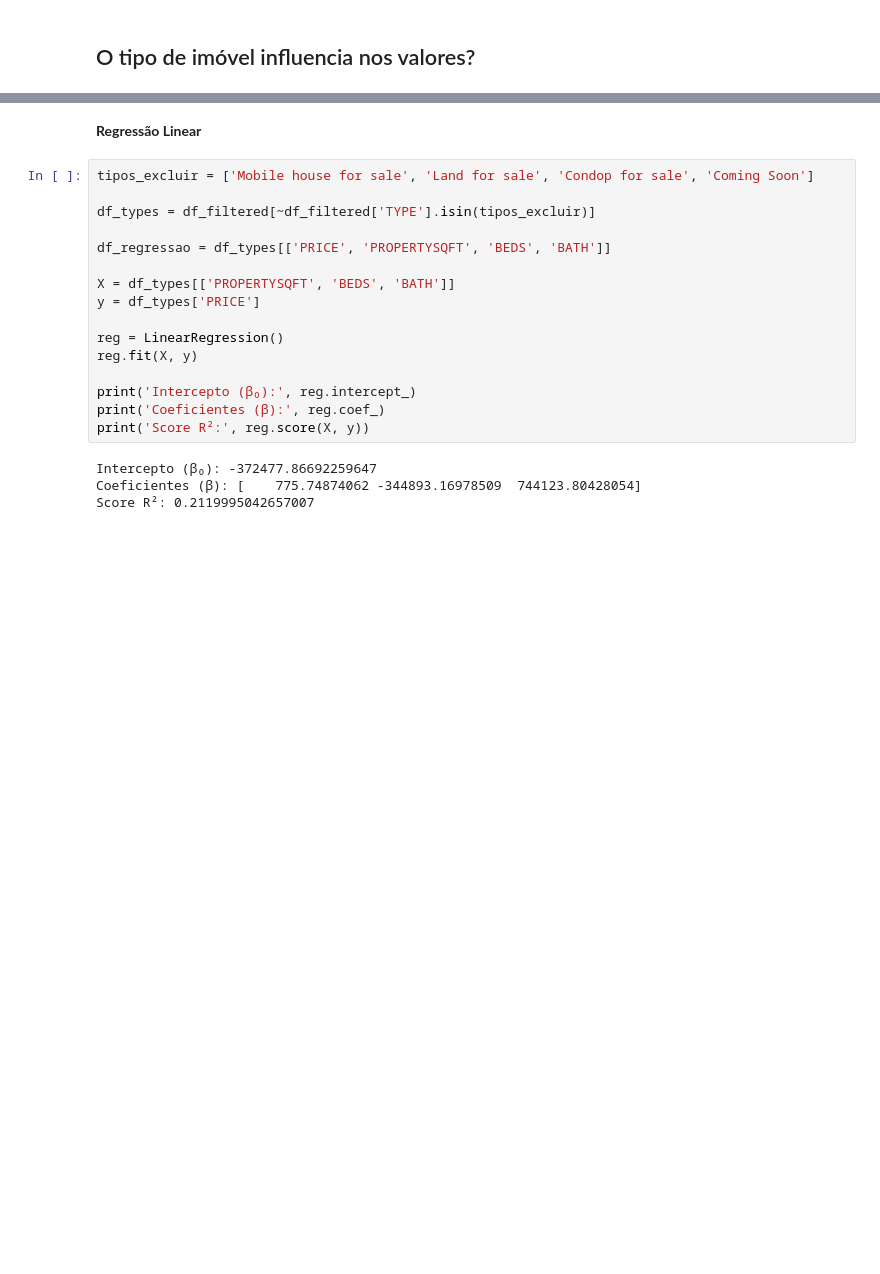
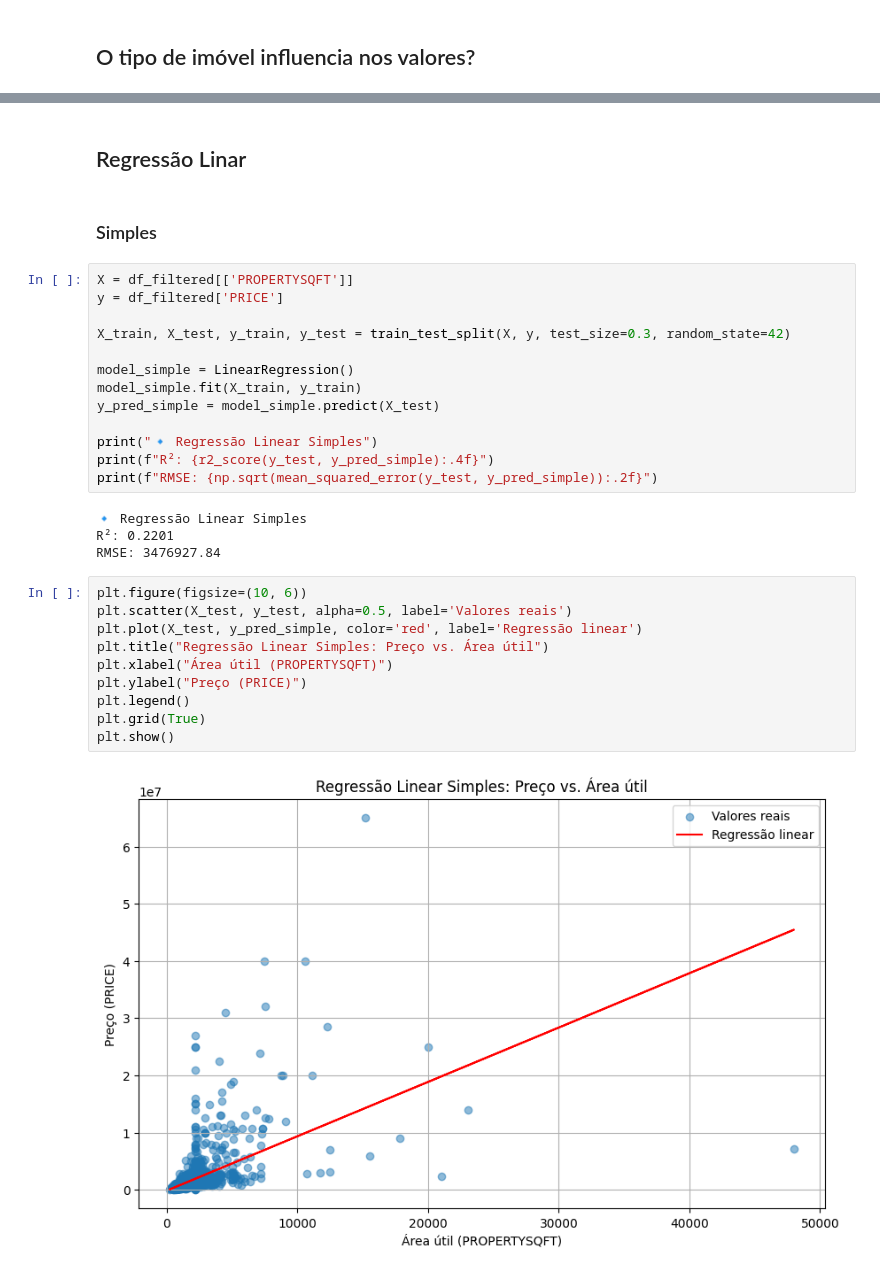
Before and after one commit to RenanYMartins/ADD-Trabalho1, a Jupyter notebook: Mercado_Imobiliário_de_Nova_York.ipynb, the cells around one changed output, grey strips where cells are left out. Saved outputs shown, nothing was run; the diff lists cells and outputs as text; blank space fills up the shorter version.

Commit message:
Implementação de Regressão Linear.

```diff
--- a/Mercado_Imobiliário_de_Nova_York.ipynb
+++ b/Mercado_Imobiliário_de_Nova_York.ipynb
@@ -933,24 +952,35 @@ Os valores por tipo de imóveis apresentam diferenças significativas (rejeita-s
 | 75% | 8.106250e+06 | 2.150000e+06 | 2.812500e+06 |
 | max | 6.500000e+07 | 1.950000e+08 | 6.500000e+06 |
 # %% [markdown]
-**Regressão Linear**
+## Regressão Linar
-# %%
-tipos_excluir = ['Mobile house for sale', 'Land for sale', 'Condop for sale', 'Coming Soon']
-
-df_types = df_filtered[~df_filtered['TYPE'].isin(tipos_excluir)]
-
-df_regressao = df_types[['PRICE', 'PROPERTYSQFT', 'BEDS', 'BATH']]
-
-X = df_types[['PROPERTYSQFT', 'BEDS', 'BATH']]
-y = df_types['PRICE']
-
-reg = LinearRegression()
-reg.fit(X, y)
-
-print('Intercepto (β₀):', reg.intercept_)
-print('Coeficientes (β):', reg.coef_)
-print('Score R²:', reg.score(X, y))
-# %% [output]
-Intercepto (β₀): -372477.86692259647
-Coeficientes (β): [    775.74874062 -344893.16978509  744123.80428054]
-Score R²: 0.2119995042657007
+# %% [markdown]
+### Simples
+# %%
+X = df_filtered[['PROPERTYSQFT']]
+y = df_filtered['PRICE']
+
+X_train, X_test, y_train, y_test = train_test_split(X, y, test_size=0.3, random_state=42)
+
+model_simple = LinearRegression()
+model_simple.fit(X_train, y_train)
+y_pred_simple = model_simple.predict(X_test)
+
+print("🔹 Regressão Linear Simples")
+print(f"R²: {r2_score(y_test, y_pred_simple):.4f}")
+print(f"RMSE: {np.sqrt(mean_squared_error(y_test, y_pred_simple)):.2f}")
+# %% [output]
+🔹 Regressão Linear Simples
+R²: 0.2201
+RMSE: 3476927.84
+# %%
+plt.figure(figsize=(10, 6))
+plt.scatter(X_test, y_test, alpha=0.5, label='Valores reais')
+plt.plot(X_test, y_pred_simple, color='red', label='Regressão linear')
+plt.title("Regressão Linear Simples: Preço vs. Área útil")
+plt.xlabel("Área útil (PROPERTYSQFT)")
+plt.ylabel("Preço (PRICE)")
+plt.legend()
+plt.grid(True)
+plt.show()
+# %% [output]
+[figure, added]
```
Also changed, not shown: parts of 13 cells of this notebook.
